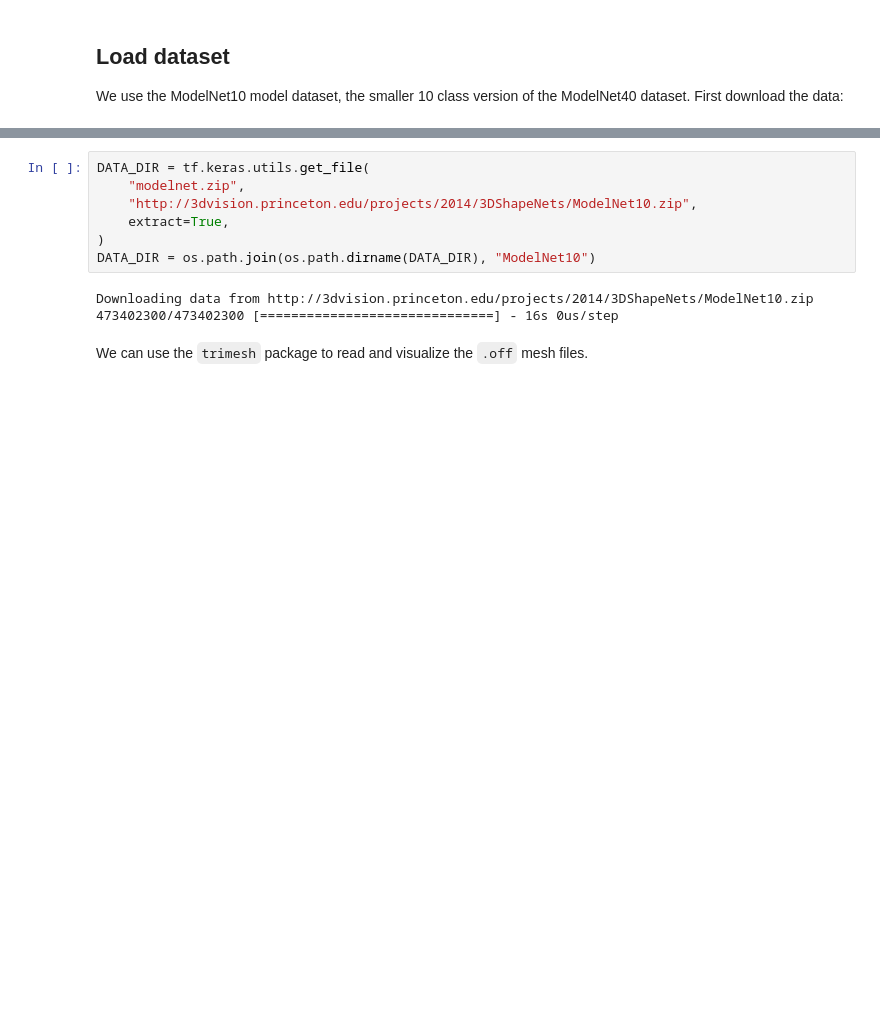
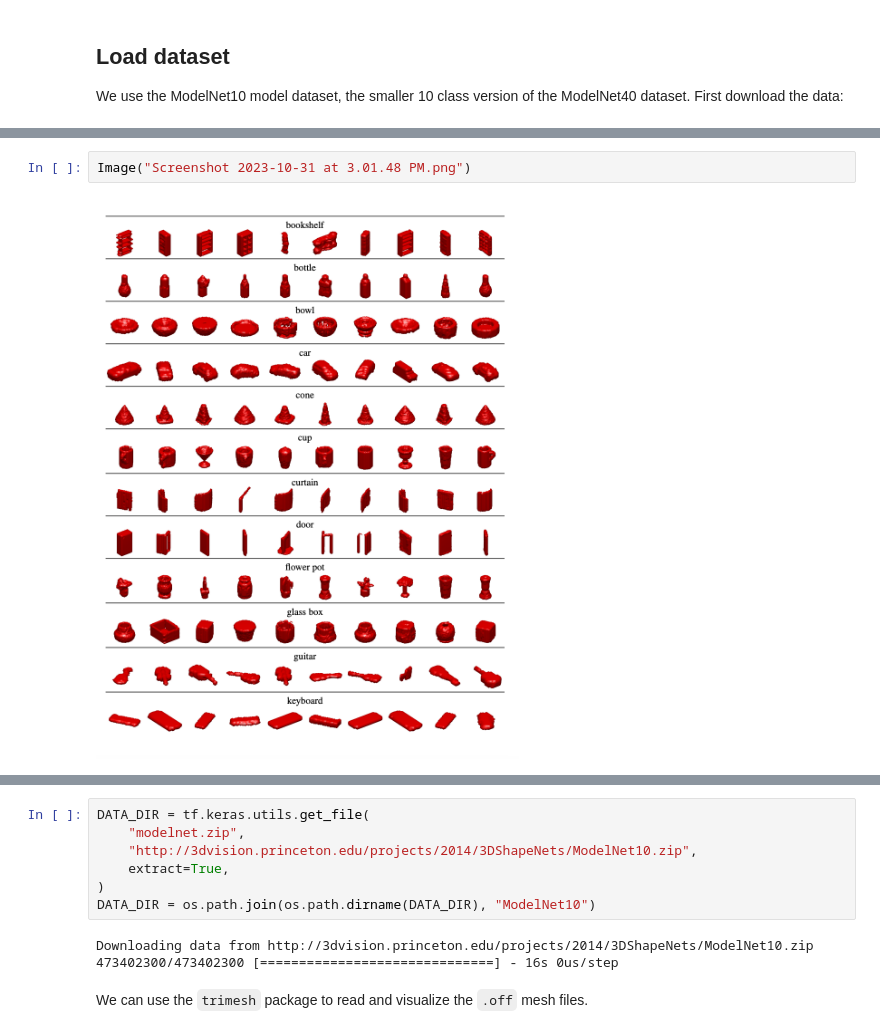
Before and after one commit to cagBRT/PointCloud, a Jupyter notebook: Pointnet_Classification.ipynb, the cells around one changed output, grey strips where cells are left out. Drawn from its saved outputs; the diff is of its cells as text; blank space fills up the shorter version.

```diff
--- a/Pointnet_Classification.ipynb
+++ b/Pointnet_Classification.ipynb
@@ -50,0 +61,4 @@ dataset. First download the data:
+# %%
+Image("Screenshot 2023-10-31 at 3.01.48 PM.png")
+# %% [output]
+[figure, added]
```
Also changed, not shown: parts of 11 cells of this notebook.
